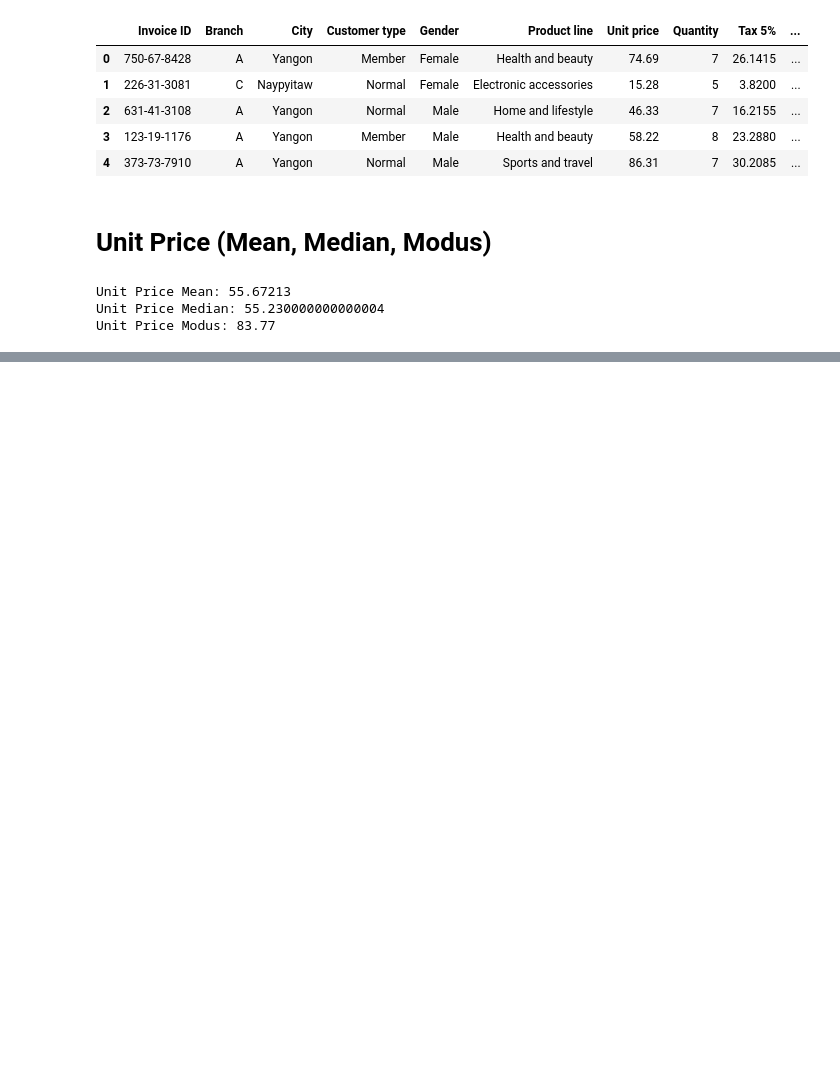
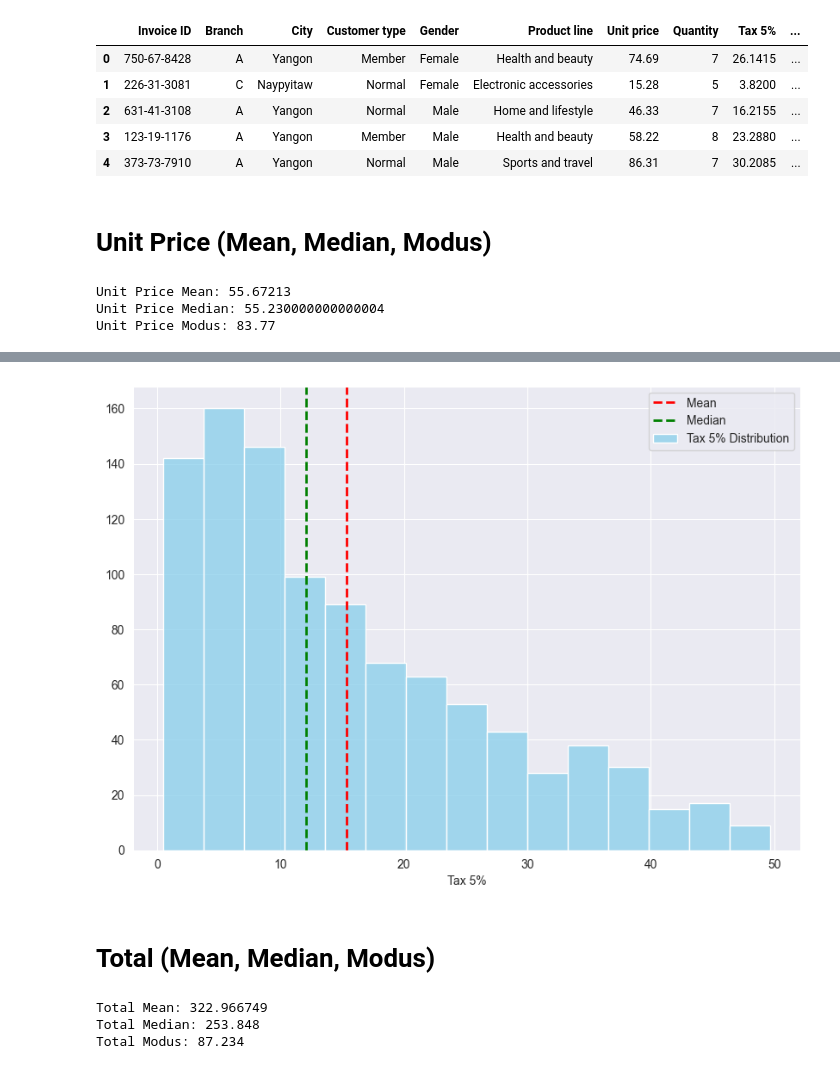
Before and after one commit to ardhiharry/uas-visualisasi-data, a Jupyter notebook: reduksi-dimensi.ipynb, the cells around one changed output, grey strips where cells are left out. Drawn from its saved outputs; the diff is of its cells as text; code cells hidden in the pictures; blank space fills up the shorter version.

```diff
--- a/reduksi-dimensi.ipynb
+++ b/reduksi-dimensi.ipynb
@@ -117,0 +201,34 @@ plt.show()
+# %%
+# Visualisasi
+plt.figure(figsize=(10, 7))
+
+# Histogram
+sns.histplot(df['Tax 5%'], color='skyblue', label='Tax 5% Distribution')
+
+# Garis vertikal untuk mean, median, dan modus
+plt.axvline(tax_mean, color='red', linestyle='dashed', linewidth=2, label='Mean')
+plt.axvline(tax_median, color='green', linestyle='dashed', linewidth=2, label='Median')
+
+# Menambahkan label dan legenda
+plt.xlabel('Tax 5%')
+plt.ylabel('')
+plt.legend()
+
+# Menampilkan plot
+plt.show()
+# %% [output]
+[figure, added]
+# %% [markdown]
+# Total (Mean, Median, Modus)
+# %%
+total_mean = np.mean(df['Total'])
+total_median = np.median(df['Total'])
+total_modus = mode(df['Total'])
+
+print(f'Total Mean: {total_mean}')
+print(f'Total Median: {total_median}')
+print(f'Total Modus: {total_modus.mode}')
+# %% [output]
+Total Mean: 322.966749
+Total Median: 253.848
+Total Modus: 87.234
```
Also changed, not shown: parts of 21 cells of this notebook.
